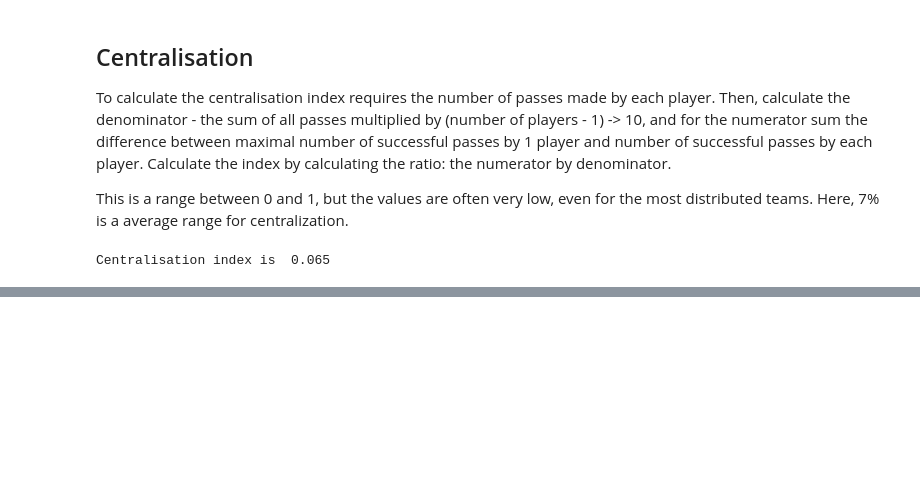
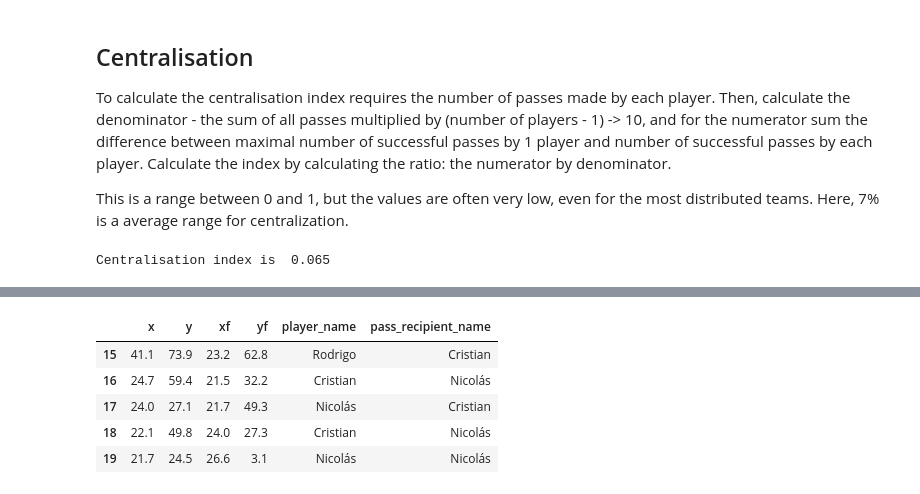
Before and after one commit to khoffLSU/footy_analytics, a Jupyter notebook: Visualizing Football - passing network.ipynb, the cells around one changed output, grey strips where cells are left out. Cells and saved outputs as stored; diff of their text form; code cells hidden in the pictures; blank space fills up the shorter version.

```diff
--- a/Visualizing Football - passing network.ipynb
+++ b/Visualizing Football - passing network.ipynb
@@ -340,0 +368,22 @@ Centralisation index is  0.065
+# %%
+arg_pass = (df2
+ .query('type=="Pass" and team.str.startswith("Arg") and pass_outcome.isnull() and pass_type != "Throw-in"')
+ .query('~player.isin(@subs) and ~pass_recipient.isin(@subs)')
+ .assign(x = lambda df: df.location.apply(pd.Series)[0],
+         y = lambda df: df.location.apply(pd.Series)[1],
+         xf = lambda df: df.pass_end_location.apply(pd.Series)[0],
+         yf = lambda df: df.pass_end_location.apply(pd.Series)[1])
+ .loc[:,['x', 'y', 'xf', 'yf', 'player', 'pass_recipient']]
+ .assign(player_name = lambda df: df.player.str.split().str[0],
+         pass_recipient_name = lambda df: df.pass_recipient.str.split().str[0])
+ .drop(['player', 'pass_recipient'], axis=1)
+)
+# %%
+arg_pass.head()
+# %% [output]
+|  | x | y | xf | yf | player_name | pass_recipient_name |
+| 15 | 41.1 | 73.9 | 23.2 | 62.8 | Rodrigo | Cristian |
+| 16 | 24.7 | 59.4 | 21.5 | 32.2 | Cristian | Nicolás |
+| 17 | 24.0 | 27.1 | 21.7 | 49.3 | Nicolás | Cristian |
+| 18 | 22.1 | 49.8 | 24.0 | 27.3 | Cristian | Nicolás |
+| 19 | 21.7 | 24.5 | 26.6 | 3.1 | Nicolás | Nicolás |
```
Also changed, not shown: parts of 10 cells of this notebook.
